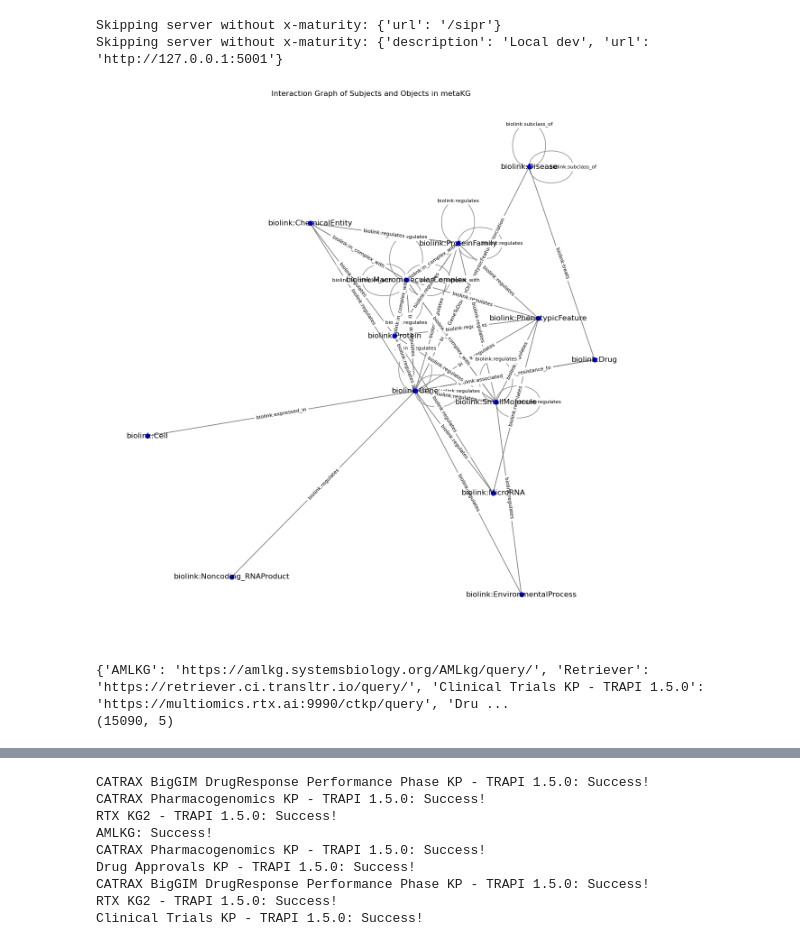
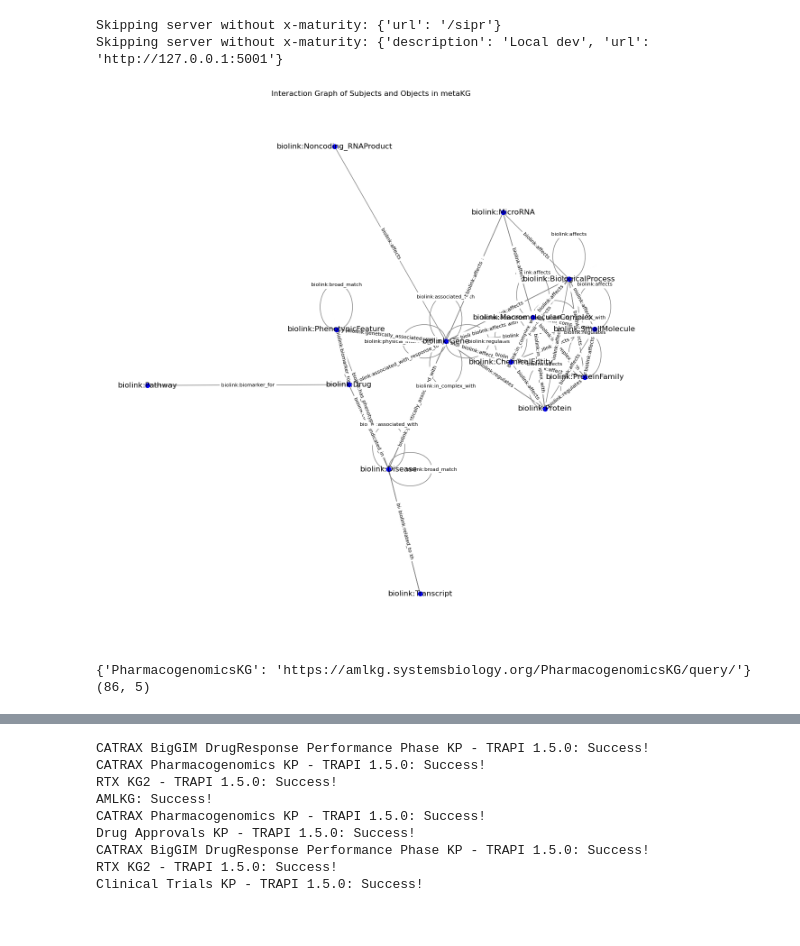
Before and after one commit to NCATSTranslator/Translator_component_toolkit, a Jupyter notebook: notebooks/Connecting_userAPI.ipynb, the cells around one changed output, grey strips where cells are left out. Cells and saved outputs as stored; diff of their text form; code cells hidden in the pictures.

```diff
--- a/notebooks/Connecting_userAPI.ipynb
+++ b/notebooks/Connecting_userAPI.ipynb
@@ -25,11 +25,15 @@ Skipping server without x-maturity: {'url': '/sipr'}
 Skipping server without x-maturity: {'description': 'Local dev', 'url': 'http://127.0.0.1:5001'}
 # %%
 url = 'https://amlkg.systemsbiology.org/AMLkg/meta_knowledge_graph'
+url = "https://amlkg.systemsbiology.org/PharmacogenomicsKG/meta_knowledge_graph"
 response = requests.get(url, verify=False)
 data = response.json()
 
+#for i in range(len(data["edges"])):
+#    APInames, metaKG = translator_metakg.add_new_API_for_query(APInames, metaKG, "AMLKG", "https://amlkg.systemsbiology.org/AMLkg/query/", data["edges"][i]['predicate'], data["edges"][i]['subject'], data["edges"][i]['object'])
+
 for i in range(len(data["edges"])):
-    APInames, metaKG = translator_metakg.add_new_API_for_query(APInames, metaKG, "AMLKG", "https://amlkg.systemsbiology.org/AMLkg/query/", data["edges"][i]['predicate'], data["edges"][i]['subject'], data["edges"][i]['object'])
+    APInames, metaKG = translator_metakg.add_new_API_for_query(APInames, metaKG, "PharmacogenomicsKG", "https://amlkg.systemsbiology.org/PharmacogenomicsKG/query/", data["edges"][i]['predicate'], data["edges"][i]['subject'], data["edges"][i]['object'])
 
 API_withMetaKG = list(set(metaKG['API']))
 for api in API_withMetaKG:
@@ -37,48 +41,48 @@ for api in API_withMetaKG:
 # %%
 import networkx as nx
 selected_KGs = ['AMLKG']
+selected_KGs = ['PharmacogenomicsKG']
 
 metaKG_sele = metaKG[metaKG['API'].isin(selected_KGs)]
 
 # build a multigraph to capture all edges (including duplicates) and their predicates
 G = nx.MultiGraph()
 for _, row in metaKG_sele.iterrows():
         G.add_edge(row['Subject'], row['Object'], predicate=row['Predicate'])
 
 # layout and draw nodes + edges
 plt.figure(figsize=(12, 12))
 pos = nx.spring_layout(G, k=0.5, iterations=20)
 nx.draw(G, pos,
                 with_labels=True,
                 node_size=50,
                 font_size=12,
                 font_color='black',
                 node_color='blue',
                 edge_color='gray')
 
 # draw edge labels
 edge_labels = nx.get_edge_attributes(G, 'predicate')
 nx.draw_networkx_edge_labels(G, pos, edge_labels=edge_labels, font_size=8)
 plt.title('Interaction Graph of Subjects and Objects in metaKG')
 plt.show()
 # %% [output]
-[figure, old version]
+[figure, new version]
 # %%
 # select a list of APIs to use and a list of predicates to use
-
-
-selected_APIlist = ['AMLKG',
-                    'Retriever',
-                    'Clinical Trials KP - TRAPI 1.5.0',
-                    'Drug Approvals KP - TRAPI 1.5.0',
-                    'Genetics Data Provider for NCATS Biomedical Translator Reasoners',
+selected_APIlist = [#'AMLKG',
+                    #'Retriever',
+                    #'Clinical Trials KP - TRAPI 1.5.0',
+                    #'Drug Approvals KP - TRAPI 1.5.0',
+                    #'Genetics Data Provider for NCATS Biomedical Translator Reasoners',
                     #'Microbiome KP - TRAPI 1.5.0',
                     #'MolePro',
                     #'COHD TRAPI',
-                    'RTX KG2 - TRAPI 1.5.0',
+                    #'RTX KG2 - TRAPI 1.5.0',
                     #'Text Mined Cooccurrence API',
-                    'CATRAX BigGIM DrugResponse Performance Phase KP - TRAPI 1.5.0',
-                    'CATRAX Pharmacogenomics KP - TRAPI 1.5.0',
+                    #'CATRAX BigGIM DrugResponse Performance Phase KP - TRAPI 1.5.0',
+                    #'CATRAX Pharmacogenomics KP - TRAPI 1.5.0',
+                    'PharmacogenomicsKG'
                     ]
 
 if len(selected_APIlist) == 0:
@@ -90,8 +94,8 @@ selected_metaKG = metaKG[metaKG['API'].isin(select_APIs.keys())]
 print(select_APIs)
 print(selected_metaKG.shape)
 # %% [output]
-{'AMLKG': 'https://amlkg.systemsbiology.org/AMLkg/query/', 'Retriever': 'https://retriever.ci.transltr.io/query/', 'Clinical Trials KP - TRAPI 1.5.0': 'https://multiomics.rtx.ai:9990/ctkp/query', 'Dru ...
-(15090, 5)
+{'PharmacogenomicsKG': 'https://amlkg.systemsbiology.org/PharmacogenomicsKG/query/'}
+(86, 5)
 # %%
 metaKG.loc[metaKG['API'] == 'AMLKG',['API','Predicate','Subject','Object']].drop_duplicates()
 # %% [output]
```
Also changed, not shown: parts of 4 cells of this notebook, 10 other files.
